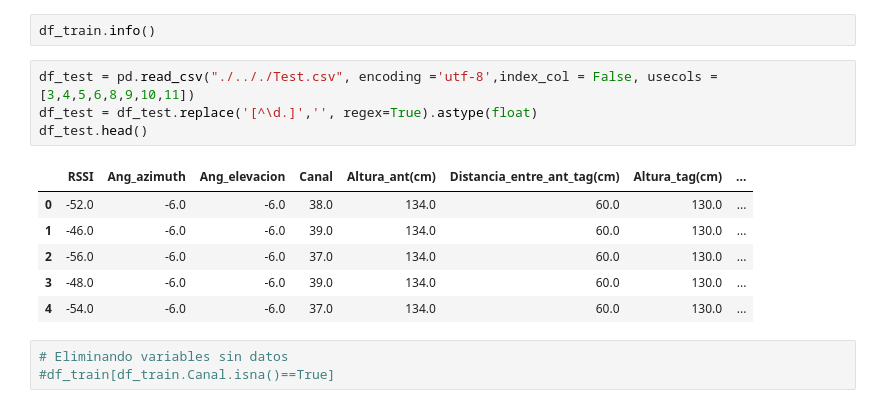
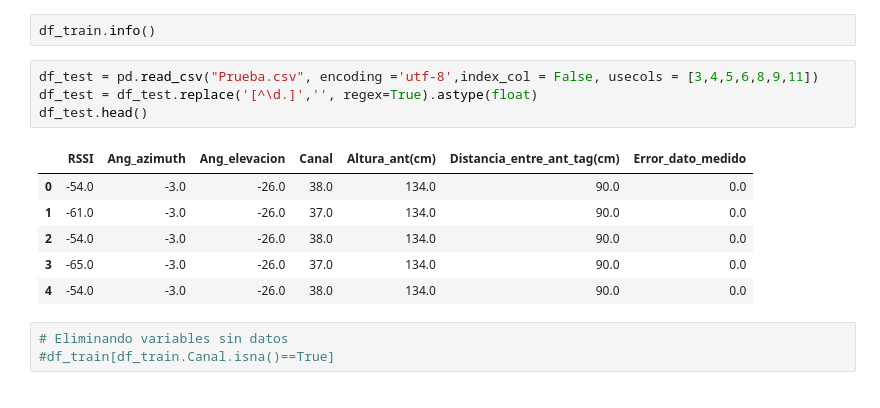
Before and after one commit to JocsanVergara/M_mediciones, a Jupyter notebook: Red_conv/Cargar_csv_memoria.ipynb, the cells around one changed output. Saved outputs shown, nothing was run; the diff lists cells and outputs as text.

```diff
--- a/Red_conv/Cargar_csv_memoria.ipynb
+++ b/Red_conv/Cargar_csv_memoria.ipynb
@@ -68,16 +33,16 @@ ModuleNotFoundError: No module named 'tensorflow_core.estimator'
 # %%
 df_train.info()
 # %%
-df_test = pd.read_csv("./.././Test.csv", encoding ='utf-8',index_col = False, usecols = [3,4,5,6,8,9,10,11])
+df_test = pd.read_csv("Prueba.csv", encoding ='utf-8',index_col = False, usecols = [3,4,5,6,8,9,11])
 df_test = df_test.replace('[^\d.]','', regex=True).astype(float)
 df_test.head()
 # %% [output]
-|  | RSSI | Ang_azimuth | Ang_elevacion | Canal | Altura_ant(cm) | Distancia_entre_ant_tag(cm) | Altura_tag(cm) | ... |
-| 0 | -52.0 | -6.0 | -6.0 | 38.0 | 134.0 | 60.0 | 130.0 | ... |
-| 1 | -46.0 | -6.0 | -6.0 | 39.0 | 134.0 | 60.0 | 130.0 | ... |
-| 2 | -56.0 | -6.0 | -6.0 | 37.0 | 134.0 | 60.0 | 130.0 | ... |
-| 3 | -48.0 | -6.0 | -6.0 | 39.0 | 134.0 | 60.0 | 130.0 | ... |
-| 4 | -54.0 | -6.0 | -6.0 | 37.0 | 134.0 | 60.0 | 130.0 | ... |
+|  | RSSI | Ang_azimuth | Ang_elevacion | Canal | Altura_ant(cm) | Distancia_entre_ant_tag(cm) | Error_dato_medido |
+| 0 | -54.0 | -3.0 | -26.0 | 38.0 | 134.0 | 90.0 | 0.0 |
+| 1 | -61.0 | -3.0 | -26.0 | 37.0 | 134.0 | 90.0 | 0.0 |
+| 2 | -54.0 | -3.0 | -26.0 | 38.0 | 134.0 | 90.0 | 0.0 |
+| 3 | -65.0 | -3.0 | -26.0 | 37.0 | 134.0 | 90.0 | 0.0 |
+| 4 | -54.0 | -3.0 | -26.0 | 38.0 | 134.0 | 90.0 | 0.0 |
 # %%
 # Eliminando variables sin datos
 #df_train[df_train.Canal.isna()==True]
```
Also changed, not shown: parts of 37 cells of this notebook, 7 other files.
